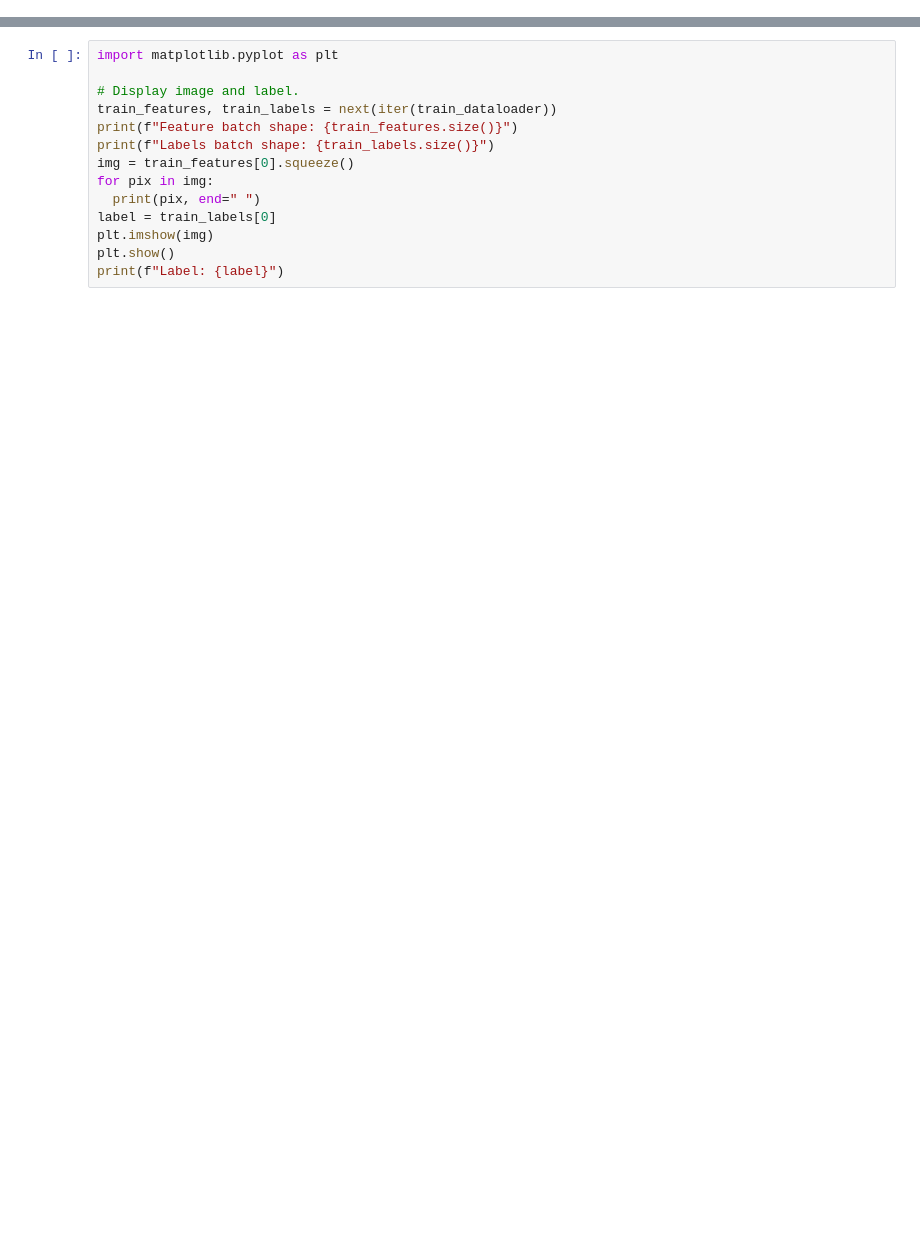
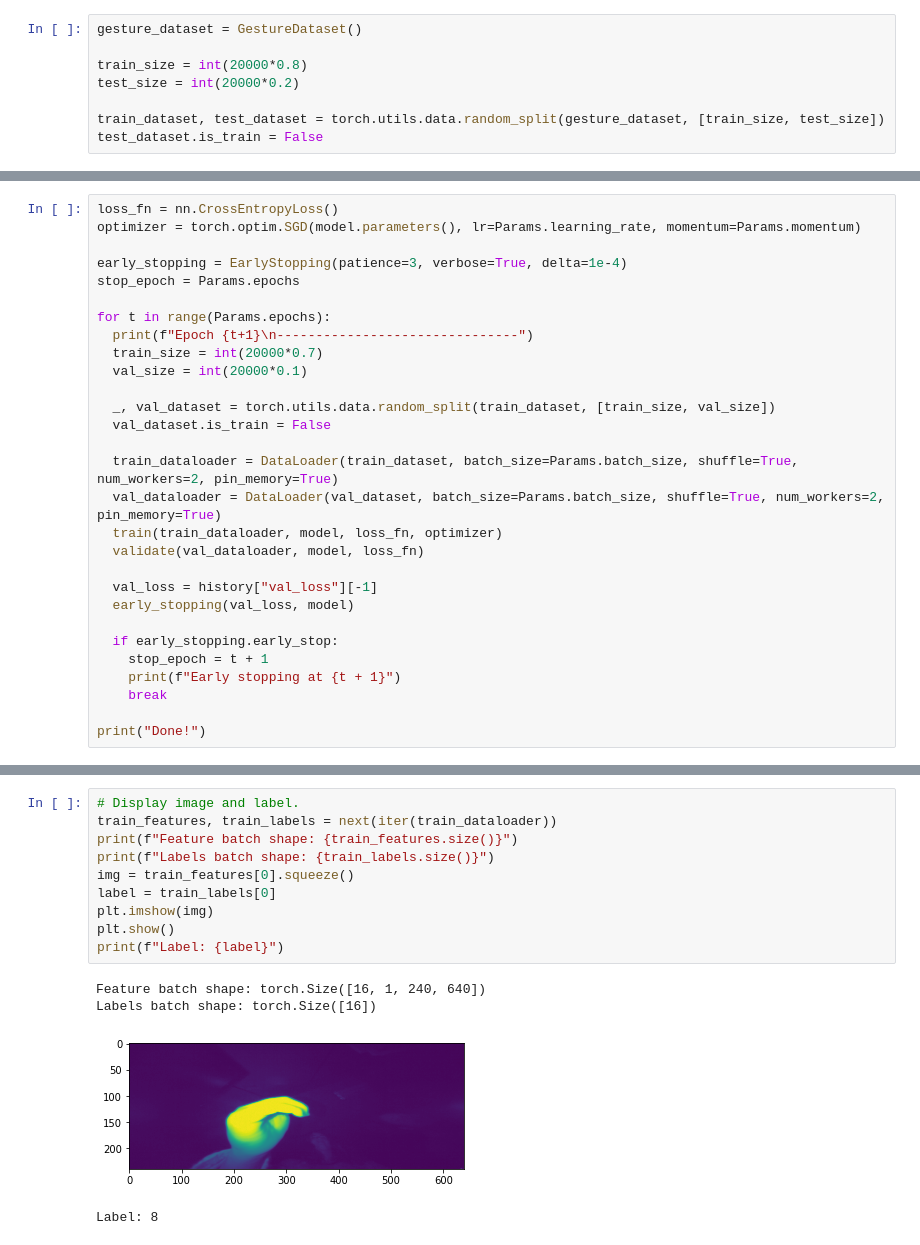
Before and after one commit to Term-inator/Static-Gesture-Recogition, a Jupyter notebook: train_torch.ipynb, the cells around one changed output, grey strips where cells are left out. Drawn from its saved outputs; the diff is of its cells as text; blank space fills up the shorter version.

```diff
--- a/train_torch.ipynb
+++ b/train_torch.ipynb
@@ -51,0 +119,8 @@ train_dataloader = DataLoader(gesture_dataset, batch_size=8, shuffle=True)
+# %%
+gesture_dataset = GestureDataset()
+
+train_size = int(20000*0.8)
+test_size = int(20000*0.2)
+
+train_dataset, test_dataset = torch.utils.data.random_split(gesture_dataset, [train_size, test_size])
+test_dataset.is_train = False
@@ -51,0 +286,29 @@ train_dataloader = DataLoader(gesture_dataset, batch_size=8, shuffle=True)
+# %%
+loss_fn = nn.CrossEntropyLoss()
+optimizer = torch.optim.SGD(model.parameters(), lr=Params.learning_rate, momentum=Params.momentum)
+
+early_stopping = EarlyStopping(patience=3, verbose=True, delta=1e-4)
+stop_epoch = Params.epochs
+
+for t in range(Params.epochs):
+  print(f"Epoch {t+1}\n-------------------------------")
+  train_size = int(20000*0.7)
+  val_size = int(20000*0.1)
+
+  _, val_dataset = torch.utils.data.random_split(train_dataset, [train_size, val_size])
+  val_dataset.is_train = False
+
+  train_dataloader = DataLoader(train_dataset, batch_size=Params.batch_size, shuffle=True, num_workers=2, pin_memory=True)
+  val_dataloader = DataLoader(val_dataset, batch_size=Params.batch_size, shuffle=True, num_workers=2, pin_memory=True)
+  train(train_dataloader, model, loss_fn, optimizer)
+  validate(val_dataloader, model, loss_fn)
+
+  val_loss = history["val_loss"][-1]
+  early_stopping(val_loss, model)
+
+  if early_stopping.early_stop:
+    stop_epoch = t + 1
+    print(f"Early stopping at {t + 1}")
+    break
+
+print("Done!")
@@ -52,14 +344,15 @@ train_dataloader = DataLoader(gesture_dataset, batch_size=8, shuffle=True)
 # %%
-import matplotlib.pyplot as plt
-
 # Display image and label.
 train_features, train_labels = next(iter(train_dataloader))
 print(f"Feature batch shape: {train_features.size()}")
 print(f"Labels batch shape: {train_labels.size()}")
 img = train_features[0].squeeze()
-for pix in img:
-  print(pix, end=" ")
 label = train_labels[0]
 plt.imshow(img)
 plt.show()
 print(f"Label: {label}")
+# %% [output]
+Feature batch shape: torch.Size([16, 1, 240, 640])
+Labels batch shape: torch.Size([16])
+[figure, added]
+Label: 8
```
Also changed, not shown: parts of 19 cells of this notebook, 26 other files.
